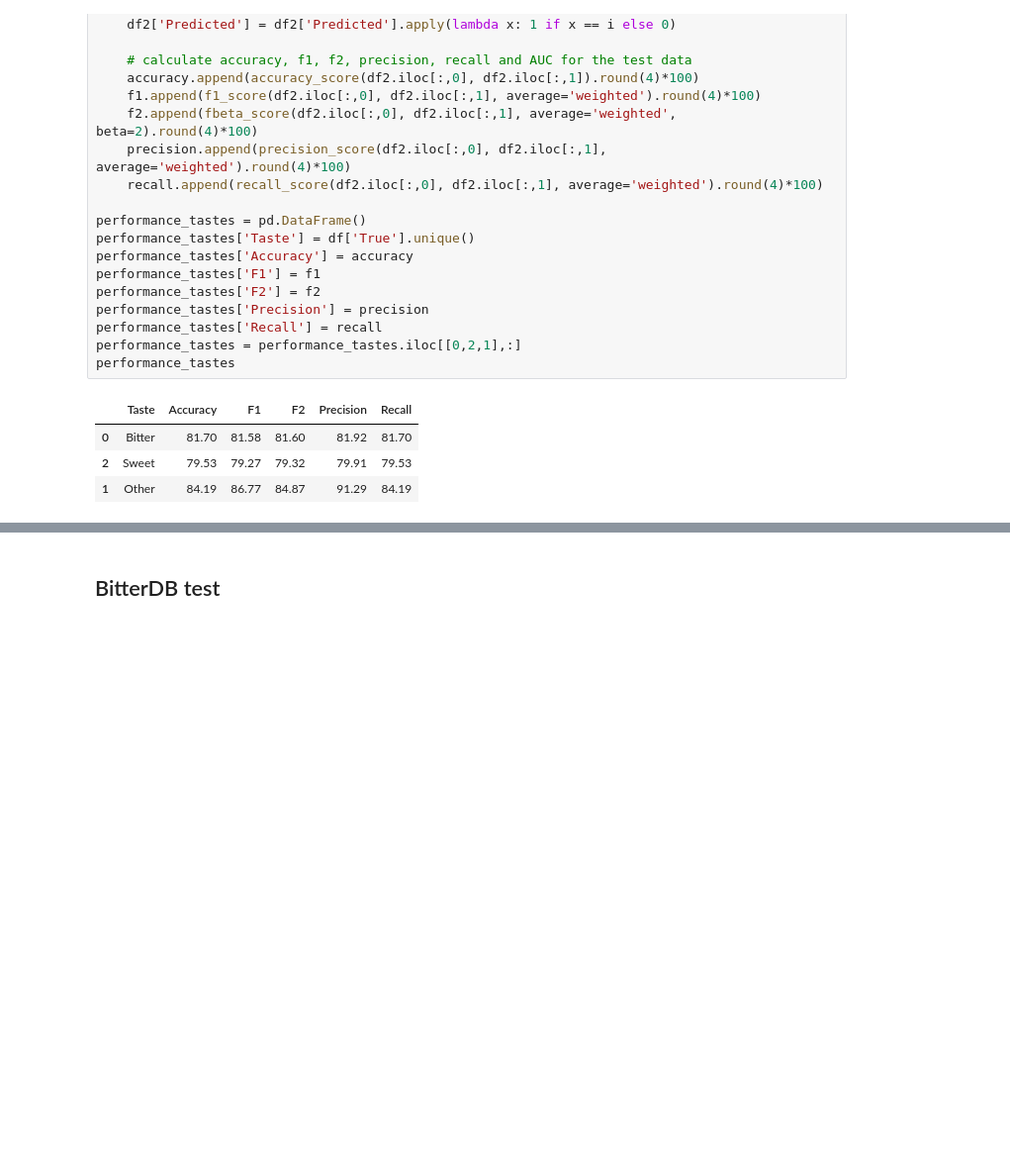
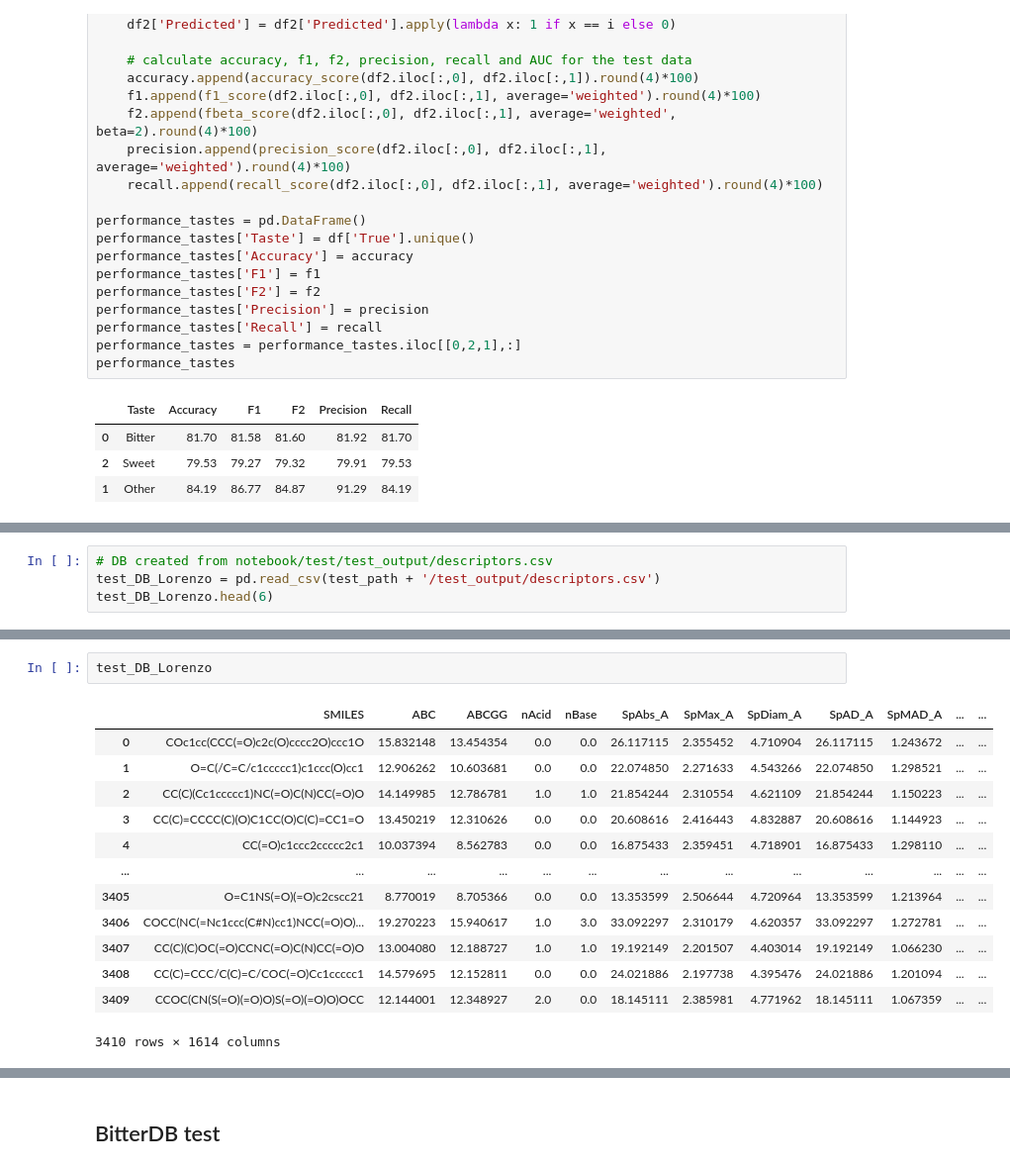
Before and after one commit to lorenzopallante/VirtuousMultiTaste, a Jupyter notebook: notebook/test.ipynb, the cells around one changed output, grey strips where cells are left out. Shown at 99% size. Drawn from its saved outputs; the diff is of its cells as text; blank space fills up the shorter version.

```diff
--- a/notebook/test.ipynb
+++ b/notebook/test.ipynb
@@ -298,0 +338,4 @@ performance_tastes
+# %%
+# DB created from notebook/test/test_output/descriptors.csv
+test_DB_Lorenzo = pd.read_csv(test_path + '/test_output/descriptors.csv')
+test_DB_Lorenzo.head(6)
@@ -298,0 +401,16 @@ performance_tastes
+# %%
+test_DB_Lorenzo
+# %% [output]
+|  | SMILES | ABC | ABCGG | nAcid | nBase | SpAbs_A | SpMax_A | SpDiam_A | SpAD_A | SpMAD_A | ... | ... |
+| 0 | COc1cc(CCC(=O)c2c(O)cccc2O)ccc1O | 15.832148 | 13.454354 | 0.0 | 0.0 | 26.117115 | 2.355452 | 4.710904 | 26.117115 | 1.243672 | ... | ... |
+| 1 | O=C(/C=C/c1ccccc1)c1ccc(O)cc1 | 12.906262 | 10.603681 | 0.0 | 0.0 | 22.074850 | 2.271633 | 4.543266 | 22.074850 | 1.298521 | ... | ... |
+| 2 | CC(C)(Cc1ccccc1)NC(=O)C(N)CC(=O)O | 14.149985 | 12.786781 | 1.0 | 1.0 | 21.854244 | 2.310554 | 4.621109 | 21.854244 | 1.150223 | ... | ... |
+| 3 | CC(C)=CCCC(C)(O)C1CC(O)C(C)=CC1=O | 13.450219 | 12.310626 | 0.0 | 0.0 | 20.608616 | 2.416443 | 4.832887 | 20.608616 | 1.144923 | ... | ... |
+| 4 | CC(=O)c1ccc2ccccc2c1 | 10.037394 | 8.562783 | 0.0 | 0.0 | 16.875433 | 2.359451 | 4.718901 | 16.875433 | 1.298110 | ... | ... |
+| ... | ... | ... | ... | ... | ... | ... | ... | ... | ... | ... | ... | ... |
+| 3405 | O=C1NS(=O)(=O)c2cscc21 | 8.770019 | 8.705366 | 0.0 | 0.0 | 13.353599 | 2.506644 | 4.720964 | 13.353599 | 1.213964 | ... | ... |
+| 3406 | COCC(NC(=Nc1ccc(C#N)cc1)NCC(=O)O)... | 19.270223 | 15.940617 | 1.0 | 3.0 | 33.092297 | 2.310179 | 4.620357 | 33.092297 | 1.272781 | ... | ... |
+| 3407 | CC(C)(C)OC(=O)CCNC(=O)C(N)CC(=O)O | 13.004080 | 12.188727 | 1.0 | 1.0 | 19.192149 | 2.201507 | 4.403014 | 19.192149 | 1.066230 | ... | ... |
+| 3408 | CC(C)=CCC/C(C)=C/COC(=O)Cc1ccccc1 | 14.579695 | 12.152811 | 0.0 | 0.0 | 24.021886 | 2.197738 | 4.395476 | 24.021886 | 1.201094 | ... | ... |
+| 3409 | CCOC(CN(S(=O)(=O)O)S(=O)(=O)O)OCC | 12.144001 | 12.348927 | 2.0 | 0.0 | 18.145111 | 2.385981 | 4.771962 | 18.145111 | 1.067359 | ... | ... |
+3410 rows × 1614 columns
```
Also changed, not shown: parts of 18 cells of this notebook.
